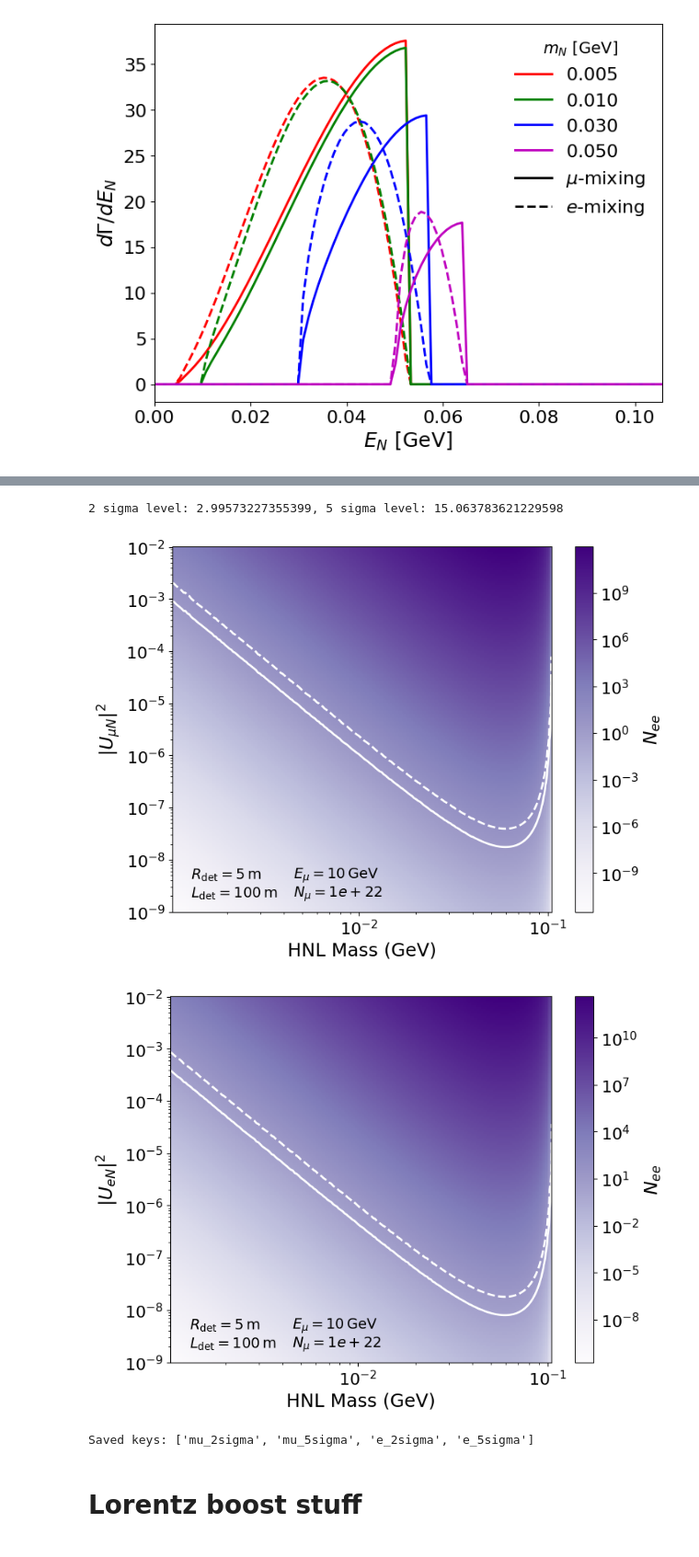
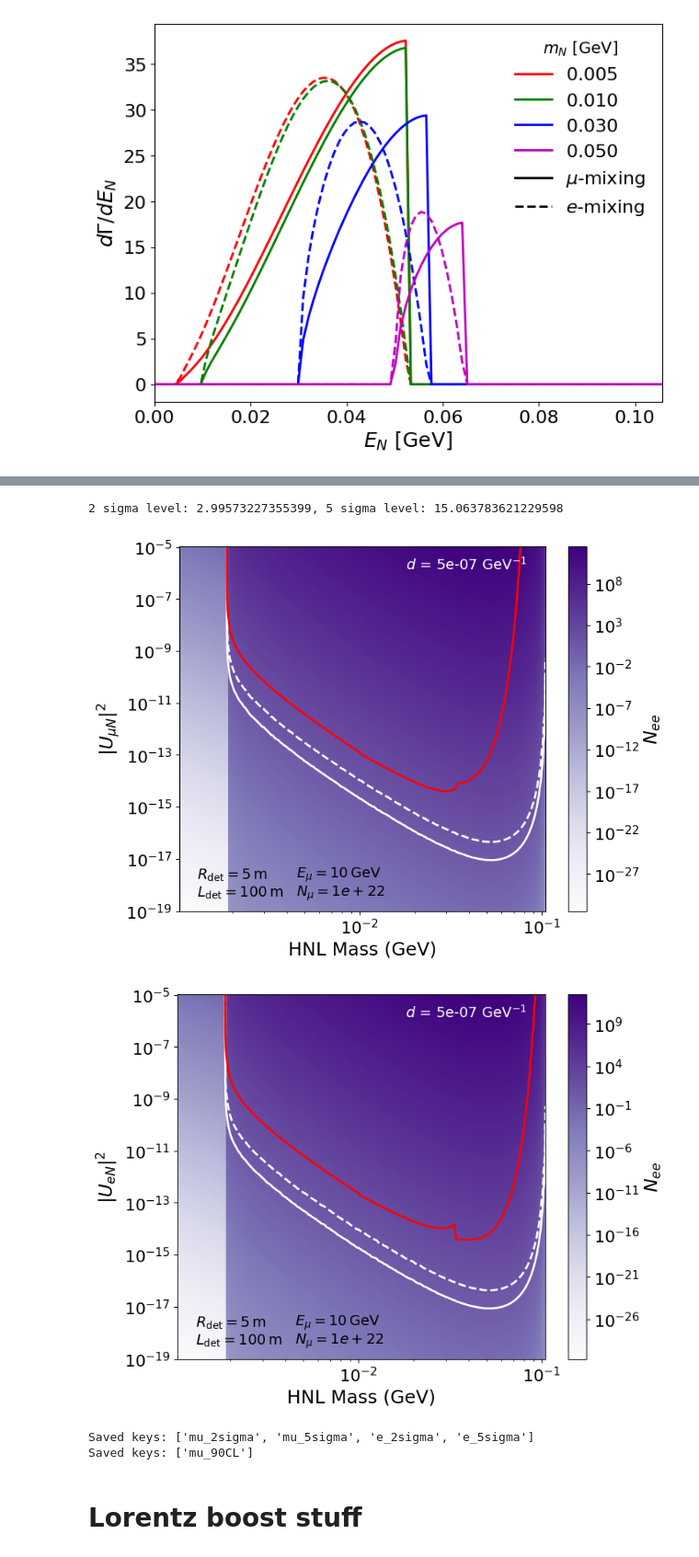
Before and after one commit to nickkamp1/NeutrinoFactoryHNL, a Jupyter notebook: DecayProduction.ipynb, the cells around one changed output, grey strips where cells are left out. Shown at 92% size. Drawn from its saved outputs; the diff is of its cells as text; code cells hidden in the pictures.

```diff
--- a/DecayProduction.ipynb
+++ b/DecayProduction.ipynb
@@ -7,16 +7,20 @@ from scipy.stats import poisson
 
 from src.xs_and_decays import *
 from src.constants import *
+from src.lsnd_recast import N_ee_dipole_recast,N_ee_mixing,N_LIMIT_90CL
 
 # dipole coupling
-d = 0#5e-7 # GeV^-1
+d = 5e-7 # GeV^-1
+
+N = 200
+mN_range = np.logspace(np.log10(2*m_e), np.log10(0.99*m_mu), N) # HNL mass range from 1 MeV to 100 MeV
+if d> 0: U2_range = np.logspace(-19,-5,N) # Mixing parameter squared range
+else: U2_range = np.logspace(-9,-2,N) # Mixing parameter squared range
 # %%
-N = 200
-mN_range = np.logspace(np.log10(2*m_e), np.log10(0.99*m_mu), N) # HNL mass range from 1 MeV to 100 MeV
-if d> 0: U2_range = np.logspace(-19,-5,N) # Mixing parameter squared range
-else: U2_range = np.logspace(-9,-2,N) # Mixing parameter squared range
 Events_mu = np.zeros((N,N))
 Events_e = np.zeros((N,N))
+Events_LSND_mu = np.zeros((N,N))
+Events_LSND_e = np.zeros((N,N))
 for im,mN in enumerate(mN_range):
     print(f"Calculating for mN = {mN:.3f} GeV",end="\r")
     passing_fraction_mu = get_frac_events_within_transverse_displacement(E_muon,mN,det_radius=det_radius,N_rand=1e3,mixing="mu")
@@ -24,6 +28,12 @@ for im,mN in enumerate(mN_range):
     for iu,U2 in enumerate(U2_range):
         Events_mu[im,iu] = expected_HNL_events(mN, U2, 0, d) * passing_fraction_mu
         Events_e[im,iu] = expected_HNL_events(mN, 0, U2, d) * passing_fraction_e
+        if d>0:
+            Events_LSND_mu[im,iu] = N_ee_dipole_recast(mN, 2*d, U_e2 = 0, U_mu2=U2)
+            Events_LSND_e[im,iu] = N_ee_dipole_recast(mN, 2*d, U_e2=U2, U_mu2=0)
+        else:
+            Events_LSND_mu[im,iu] = N_ee_mixing(mN, U_e2 = 0, U_mu2=U2)
+            Events_LSND_e[im,iu] = N_ee_mixing(mN, U_e2=U2, U_mu2=0)
 # %% [output]
 Calculating for mN = 0.001 GeV
 Calculating for mN = 0.105 GeV
@@ -93,6 +103,7 @@ plt.close(fig)
 M_mesh,U2_mesh = np.meshgrid(mN_range,U2_range)
 
 contour_data = {}
+LSND_contour_data = {}
 
 alpha_2sigma = 0.95
 alpha_5sigma = 1 - 2.87e-7
@@ -117,6 +128,19 @@ for level_idx, level in enumerate([level_2sigma, level_5sigma]):
         contour_pts = np.empty((0, 2))
     contour_data[npz_key] = contour_pts
 
+# now LSND
+#plt.pcolormesh(M_mesh, U2_mesh, Events_LSND_mu.T, shading='auto', norm=LogNorm())
+CS = plt.contour(M_mesh, U2_mesh, Events_LSND_mu.T, levels=[N_LIMIT_90CL], colors='red', linestyles=['-', '--', '-.'])
+# save contours
+for level_idx, level in enumerate([N_LIMIT_90CL]):
+    npz_key = "mu_90CL"
+    segs = CS.allsegs[level_idx]
+    if segs:
+        parts = [np.vstack([seg, [np.nan, np.nan]]) for seg in segs]
+        contour_pts = np.concatenate(parts)[:-1]
+    else:
+        contour_pts = np.empty((0, 2))
+    LSND_contour_data[npz_key] = contour_pts
 
 plt.xscale('log')
 plt.yscale('log')
@@ -132,6 +156,8 @@ plt.tight_layout()
 plt.savefig("Figures/muon_decay/HNL_events_muon_mixing_d_%2.2e.png"%d,dpi=300)
 plt.show()
 
+### electron mixing
+
 plt.pcolormesh(M_mesh, U2_mesh, Events_e.T, shading='auto', norm=LogNorm())
 plt.colorbar(label=r'$N_{ee}$')
 CS = plt.contour(M_mesh, U2_mesh, Events_e.T, levels=[level_2sigma, level_5sigma], colors='white', linestyles=['-', '--', '-.'])
@@ -139,36 +165,44 @@ CS = plt.contour(M_mesh, U2_mesh, Events_e.T, levels=[level_2sigma, level_5sigma
 # save contours
 for level_idx, level in enumerate([level_2sigma, level_5sigma]):
     npz_key = "e_%s" % ("2sigma" if level_idx == 0 else "5sigma")
     segs = CS.allsegs[level_idx]
     if segs:
         parts = [np.vstack([seg, [np.nan, np.nan]]) for seg in segs]
         contour_pts = np.concatenate(parts)[:-1]
     else:
         contour_pts = np.empty((0, 2))
     contour_data[npz_key] = contour_pts
+
+# now LSND
+#plt.pcolormesh(M_mesh, U2_mesh, Events_LSND_mu.T, shading='auto', norm=LogNorm())
+CS = plt.contour(M_mesh, U2_mesh, Events_LSND_e.T, levels=[N_LIMIT_90CL], colors='red', linestyles=['-', '--', '-.'])
 
 
 plt.xscale('log')
 plt.yscale('log')
 plt.xlim(mN_range[0], mN_range[-1])
 plt.xlabel('HNL Mass (GeV)')
 plt.ylabel(r'$|U_{e N}|^2$')
 plt.text(0.32, 0.1, r'$E_{\mu}=%1.0f\,\rm{GeV}$'%E_muon, transform=plt.gca().transAxes,ha='left',va='center',color='black',fontsize=14)
 plt.text(0.32, 0.05, r'$N_{\mu}= %1.0e$'%N_muon_decays, transform=plt.gca().transAxes,ha='left',va='center',color='black',fontsize=14)
 plt.text(0.05, 0.1, r'$R_{\rm det} = %1.0f\,{\rm m}$'%(det_radius), transform=plt.gca().transAxes,ha='left',va='center',color='black',fontsize=14)
 plt.text(0.05, 0.05, r'$L_{\rm det} = %1.0f\,{\rm m}$'%(det_length), transform=plt.gca().transAxes,ha='left',va='center',color='black',fontsize=14)
 if d > 0: plt.text(0.95, 0.95, r'$d$ = %1.0e GeV$^{-1}$'%d, transform=plt.gca().transAxes,ha='right',va='center',color='white',fontsize=14)
 plt.tight_layout()
 plt.savefig("Figures/muon_decay/HNL_events_electron_mixing_d_%2.2e.png"%d,dpi=300)
 plt.show()
 
 np.savez("data/decay_production_contours_d_%2.2e.npz"%d, **contour_data)
 print("Saved keys:", list(contour_data.keys()))
+
+np.savez("data/dipole_constraints/LSND_contours_d_%2.2e.npz"%d, **LSND_contour_data)
+print("Saved keys:", list(LSND_contour_data.keys()))
 # %% [output]
 2 sigma level: 2.99573227355399, 5 sigma level: 15.063783621229598
-[figure, old version]
+[figure, new version]
-[figure, old version]
+[figure, new version]
 Saved keys: ['mu_2sigma', 'mu_5sigma', 'e_2sigma', 'e_5sigma']
+Saved keys: ['mu_90CL']
 # %% [markdown]
 # Lorentz boost stuff
 # %%
```
Also changed, not shown: parts of 7 cells of this notebook, 18 other files.
